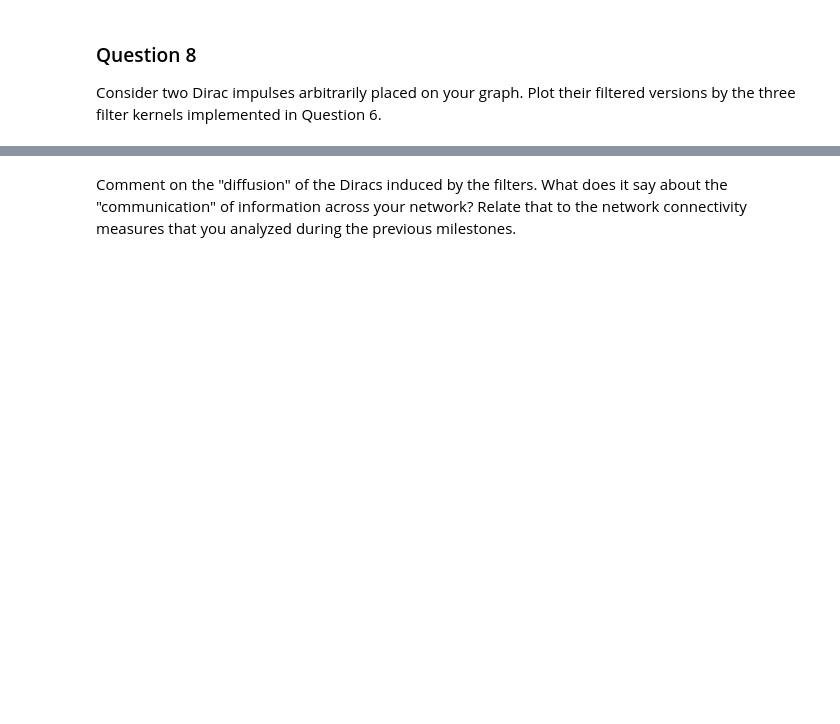
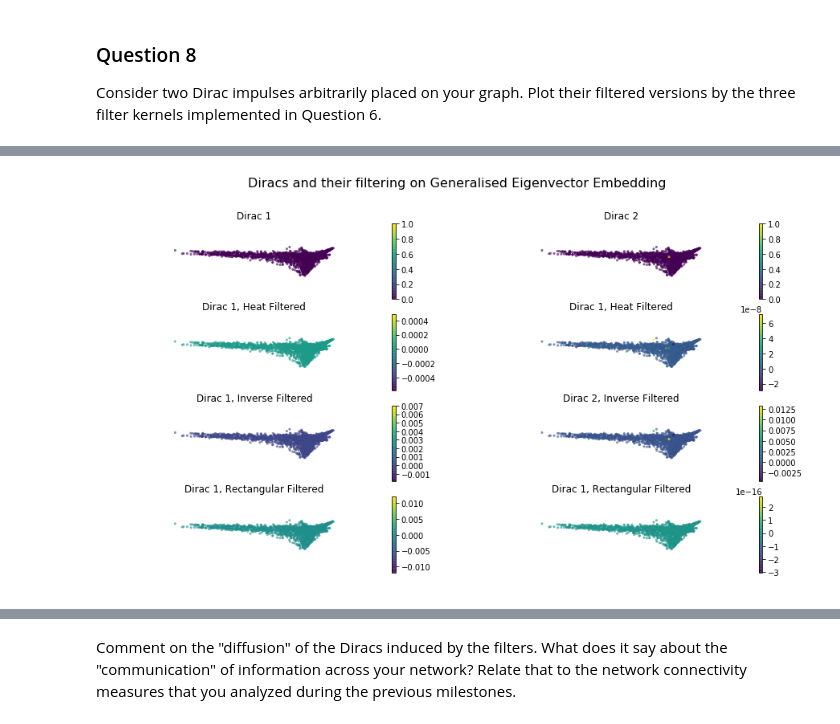
Before and after one commit to mattminder/ntds_24, a Jupyter notebook: Milestone_4/4_graph_signal_processing.ipynb, the cells around one changed output, grey strips where cells are left out. Saved outputs shown, nothing was run; the diff lists cells and outputs as text; code cells hidden in the pictures; blank space fills up the shorter version.

```diff
--- a/Milestone_4/4_graph_signal_processing.ipynb
+++ b/Milestone_4/4_graph_signal_processing.ipynb
@@ -323,0 +337,24 @@ print(np.asmatrix(U))
+# %%
+# plot
+f2 = plt.figure(figsize=(15,8))
+ax2  = f2.subplots(4,2)
+draw_graph(dirac_1,ax2[0,0],method='GEV')
+ax2[0,0].set_title('Dirac 1')
+draw_graph(dirac_2,ax2[0,1],method='GEV')
+ax2[0,1].set_title('Dirac 2')
+draw_graph(d1_heat,ax2[1,0],method='GEV')
+ax2[1,0].set_title('Dirac 1, Heat Filtered')
+draw_graph(d2_heat,ax2[1,1],method='GEV')
+ax2[1,1].set_title('Dirac 1, Heat Filtered')
+draw_graph(d1_inverse,ax2[2,0],method='GEV')
+ax2[2,0].set_title('Dirac 1, Inverse Filtered')
+draw_graph(d2_inverse,ax2[2,1],method='GEV')
+ax2[2,1].set_title('Dirac 2, Inverse Filtered')
+draw_graph(d1_rect,ax2[3,0],method='GEV')
+ax2[3,0].set_title('Dirac 1, Rectangular Filtered')
+draw_graph(d2_rect,ax2[3,1],method='GEV')
+ax2[3,1].set_title('Dirac 1, Rectangular Filtered')
+f2.suptitle('Diracs and their filtering on Generalised Eigenvector Embedding', fontsize=16)
+plt.show()
+# %% [output]
+[figure, added]
```
Also changed, not shown: parts of 11 cells of this notebook.
